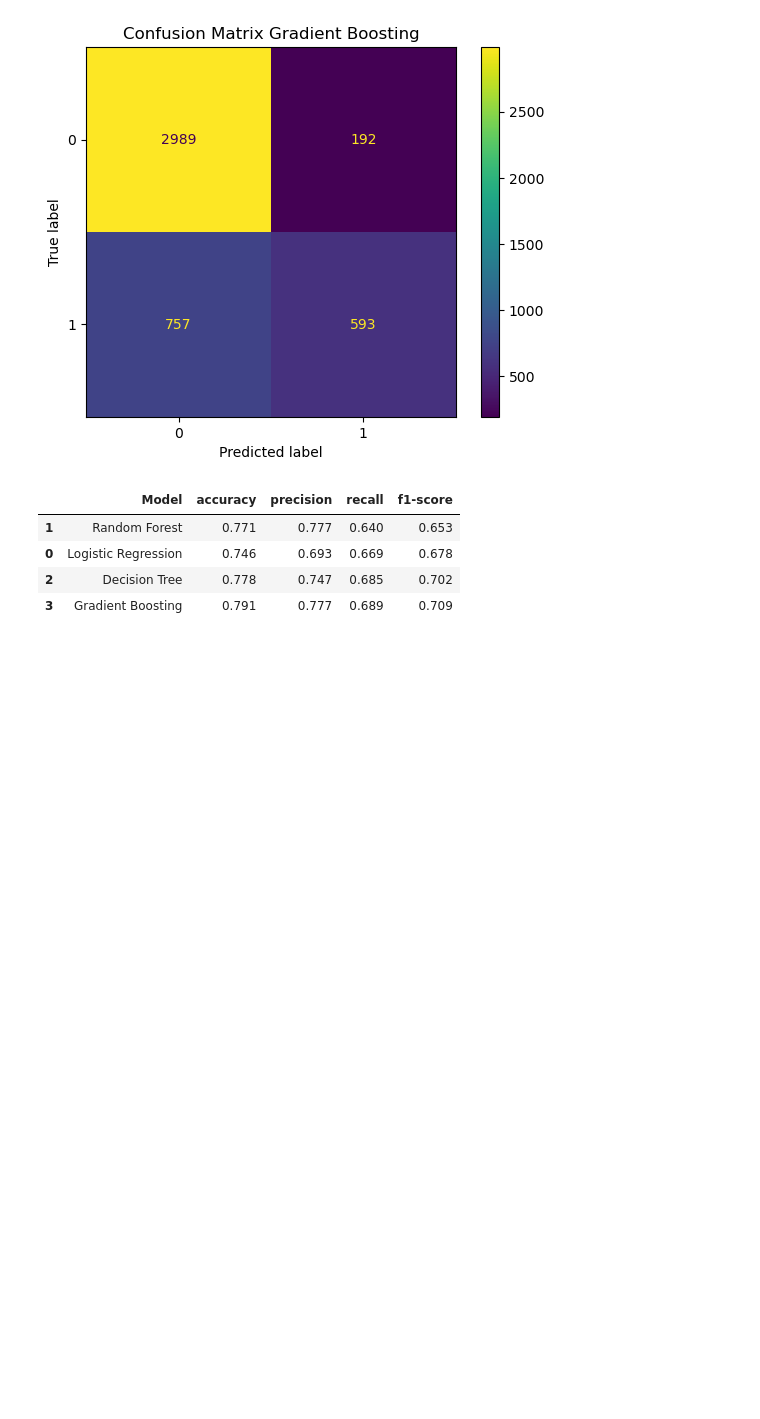
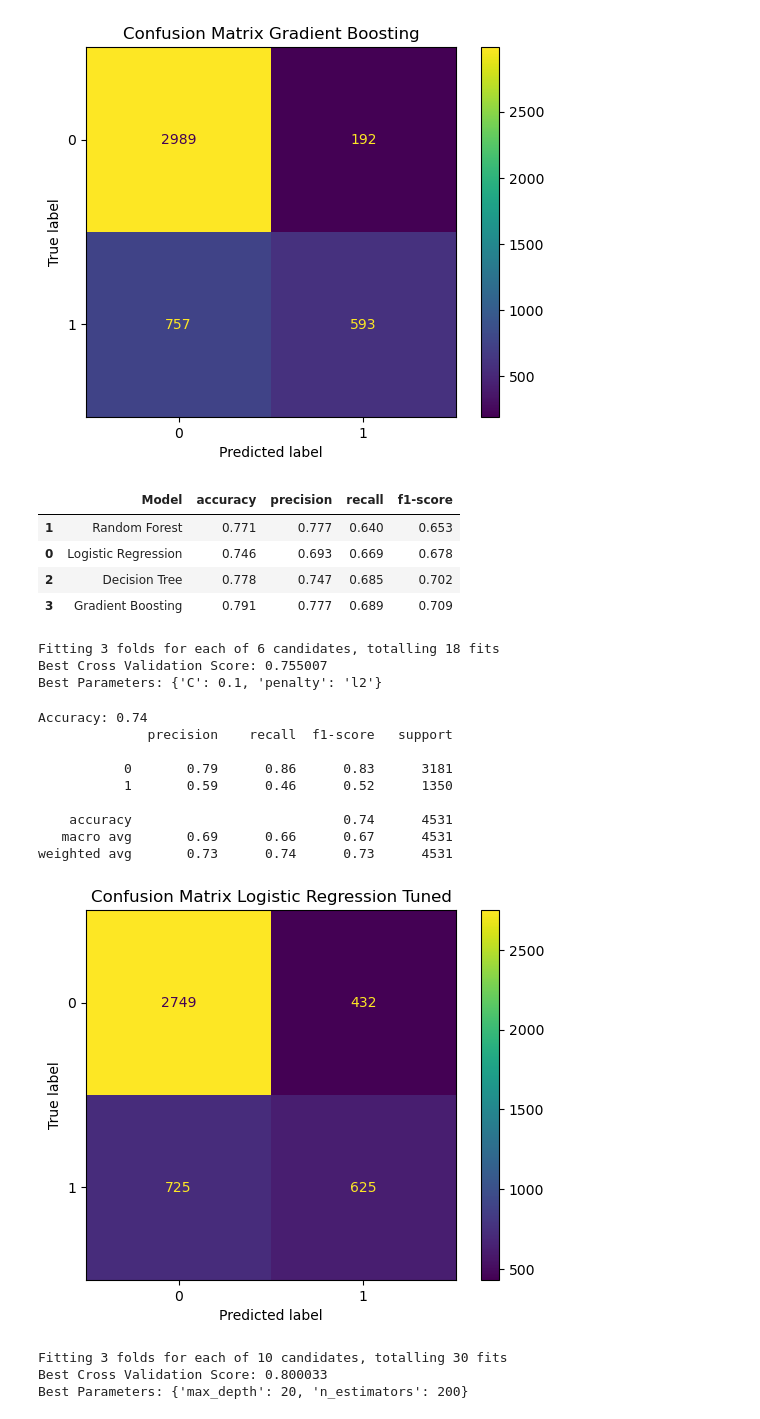
Before and after one commit to Vintrdottir/Terror-Attacks-Europe-Analysis, a Jupyter notebook: Project.ipynb, the cells around one changed output. Saved outputs shown, nothing was run; the diff lists cells and outputs as text; code cells hidden in the pictures; blank space fills up the shorter version.

Commit message:
Fine Tuned Models Added

```diff
--- a/Project.ipynb
+++ b/Project.ipynb
@@ -432,3 +433,52 @@ res_df
 | 0 | Logistic Regression | 0.746 | 0.693 | 0.669 | 0.678 |
 | 2 | Decision Tree | 0.778 | 0.747 | 0.685 | 0.702 |
 | 3 | Gradient Boosting | 0.791 | 0.777 | 0.689 | 0.709 |
+# %%
+def fine_tune_model(model, param_grid):
+    '''Utility method to find best parameters for given machine learning model and find the best one'''
+    # train the model with all the combinations of given parameters
+    grid_search = GridSearchCV(model, param_grid, cv=3, verbose=1)
+    grid_search.fit(X_train, y_train)
+    # get the model with best cross-validation score
+    best_model = grid_search.best_estimator_
+    print("Best Cross Validation Score: %f \nBest Parameters: %s" % (grid_search.best_score_, grid_search.best_params_))
+    return best_model
+# %%
+lg_param_grid = {
+    'penalty': ['l1', 'l2'],
+    'C': [0.001, 0.01, 0.1],
+}
+
+lg = LogisticRegression(random_state=0)
+
+lg_tuned = fine_tune_model(lg, lg_param_grid)
+# %% [output]
+Fitting 3 folds for each of 6 candidates, totalling 18 fits
+Best Cross Validation Score: 0.755007
+Best Parameters: {'C': 0.1, 'penalty': 'l2'}
+# %%
+y_pred = lg_tuned.predict(X_test)
+results.append(evaluate(y_pred, 'Logistic Regression Tuned'))
+# %% [output]
+Accuracy: 0.74
+              precision    recall  f1-score   support
+
+           0       0.79      0.86      0.83      3181
+           1       0.59      0.46      0.52      1350
+
+    accuracy                           0.74      4531
+   macro avg       0.69      0.66      0.67      4531
+weighted avg       0.73      0.74      0.73      4531
+[figure, added]
+# %%
+rf_param_grid = {
+    'n_estimators': [100, 200],
+    'max_depth': [None, 5, 10, 15, 20]
+}
+
+rf = RandomForestClassifier(random_state=0)
+rf_tuned = fine_tune_model(rf, rf_param_grid)
+# %% [output]
+Fitting 3 folds for each of 10 candidates, totalling 30 fits
+Best Cross Validation Score: 0.800033
+Best Parameters: {'max_depth': 20, 'n_estimators': 200}
```
Also changed, not shown: parts of 8 cells of this notebook.
